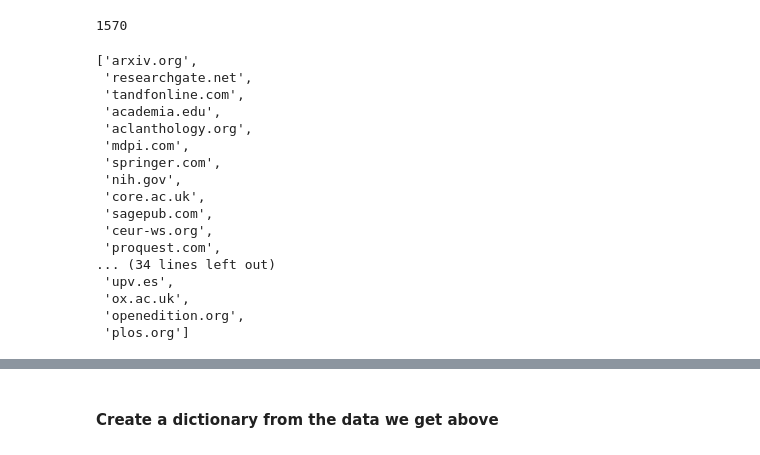
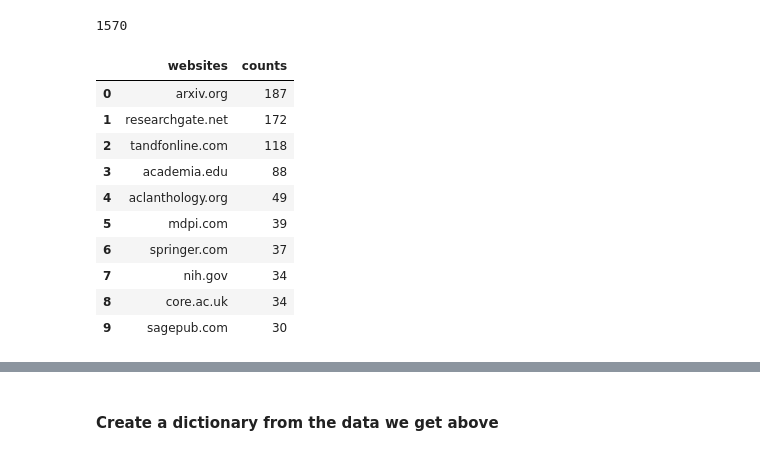
Before and after one commit to booktrackerGirl/Data-wrangling-and-analysis, a Jupyter notebook: Google Scholar Search/SerpAPI/serpapi_analysis.ipynb, the cells around one changed output, grey strips where cells are left out. Drawn from its saved outputs; the diff is of its cells as text; code cells hidden in the pictures.

```diff
--- a/Google Scholar Search/SerpAPI/serpapi_analysis.ipynb
+++ b/Google Scholar Search/SerpAPI/serpapi_analysis.ipynb
@@ -307,27 +307,20 @@ data['source_title'].isna().sum() # a lot of nan values
 # %% [output]
 1570
 # %%
-most_sources_df = data['source_title'].value_counts()[:50].reset_index(name='counts').rename(columns={'index':'websites'})
-
-most_sources_df.websites.tolist()
+most_sources_df = data['source_title'].value_counts()[:20].reset_index(name='counts').rename(columns={'index':'websites'})
+most_sources_df.head(10)
 # %% [output]
-['arxiv.org',
- 'researchgate.net',
- 'tandfonline.com',
- 'academia.edu',
- 'aclanthology.org',
- 'mdpi.com',
- 'springer.com',
- 'nih.gov',
- 'core.ac.uk',
- 'sagepub.com',
- 'ceur-ws.org',
- 'proquest.com',
-... (34 lines left out)
- 'upv.es',
- 'ox.ac.uk',
- 'openedition.org',
- 'plos.org']
+|  | websites | counts |
+| 0 | arxiv.org | 187 |
+| 1 | researchgate.net | 172 |
+| 2 | tandfonline.com | 118 |
+| 3 | academia.edu | 88 |
+| 4 | aclanthology.org | 49 |
+| 5 | mdpi.com | 39 |
+| 6 | springer.com | 37 |
+| 7 | nih.gov | 34 |
+| 8 | core.ac.uk | 34 |
+| 9 | sagepub.com | 30 |
 # %%
 # Function to extract only the domain name from the url
 
```
Also changed, not shown: parts of 6 cells of this notebook.
